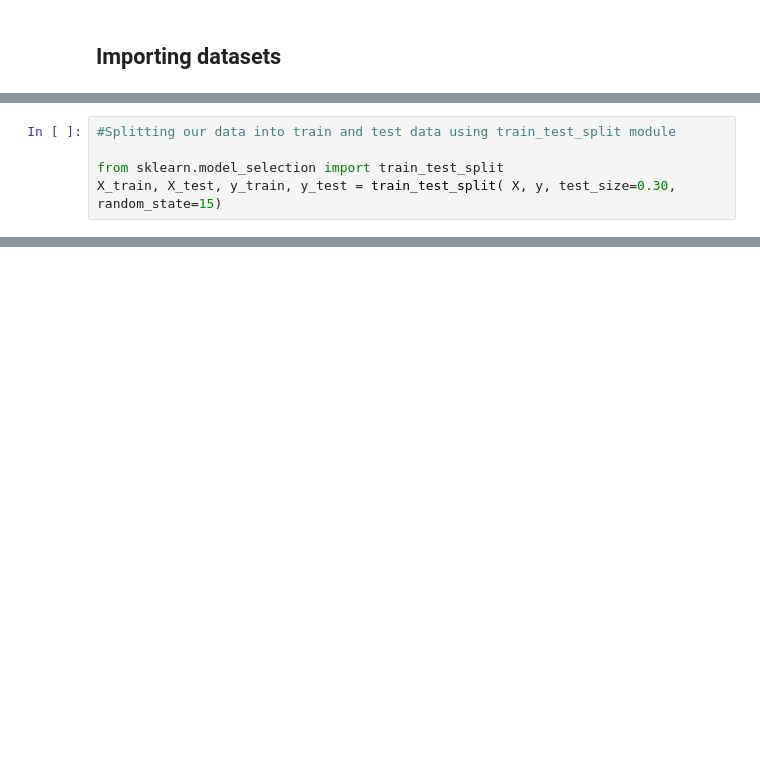
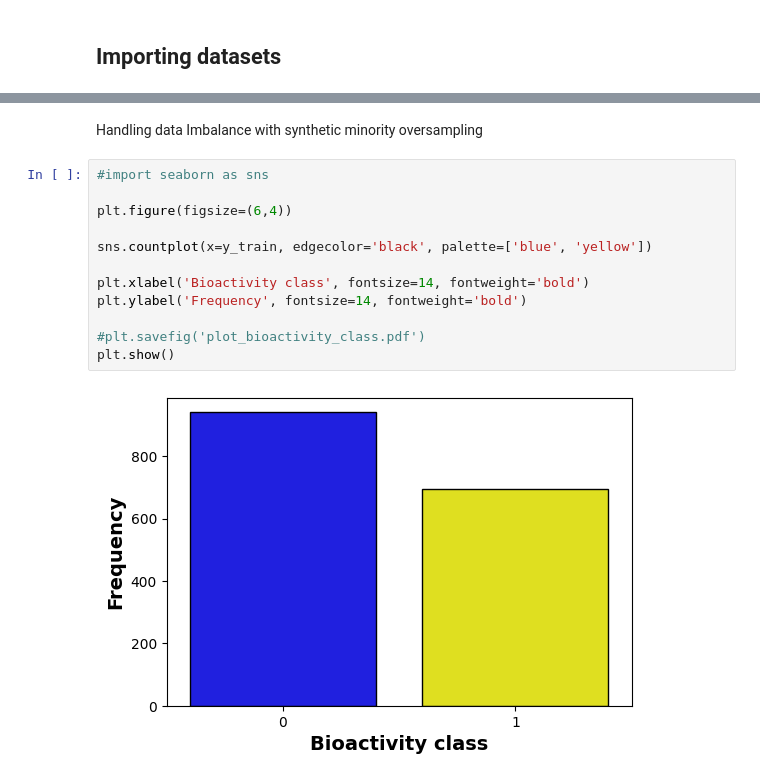
Before and after one commit to EugeneLamptey/VP16, a Jupyter notebook: Model building with mordred.ipynb, the cells around one changed output, grey strips where cells are left out. Drawn from its saved outputs; the diff is of its cells as text; blank space fills up the shorter version.

```diff
--- a/Model building with mordred.ipynb
+++ b/Model building with mordred.ipynb
@@ -643,5 +301,0 @@ ValueError: ignored
-# %%
-#Splitting our data into train and test data using train_test_split module
-
-from sklearn.model_selection import train_test_split
-X_train, X_test, y_train, y_test = train_test_split( X, y, test_size=0.30, random_state=15)
@@ -871,0 +350,16 @@ knn.fit()
+# %% [markdown]
+Handling data Imbalance with synthetic minority oversampling
+# %%
+#import seaborn as sns
+
+plt.figure(figsize=(6,4))
+
+sns.countplot(x=y_train, edgecolor='black', palette=['blue', 'yellow'])
+
+plt.xlabel('Bioactivity class', fontsize=14, fontweight='bold')
+plt.ylabel('Frequency', fontsize=14, fontweight='bold')
+
+#plt.savefig('plot_bioactivity_class.pdf')
+plt.show()
+# %% [output]
+[figure, added]
```
Also changed, not shown: parts of 108 cells of this notebook, 1 other file.
